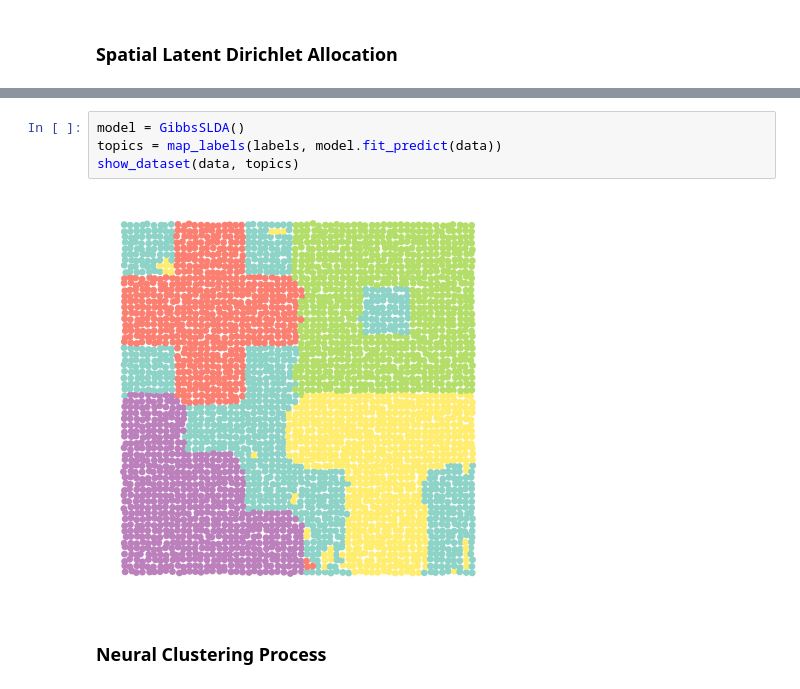
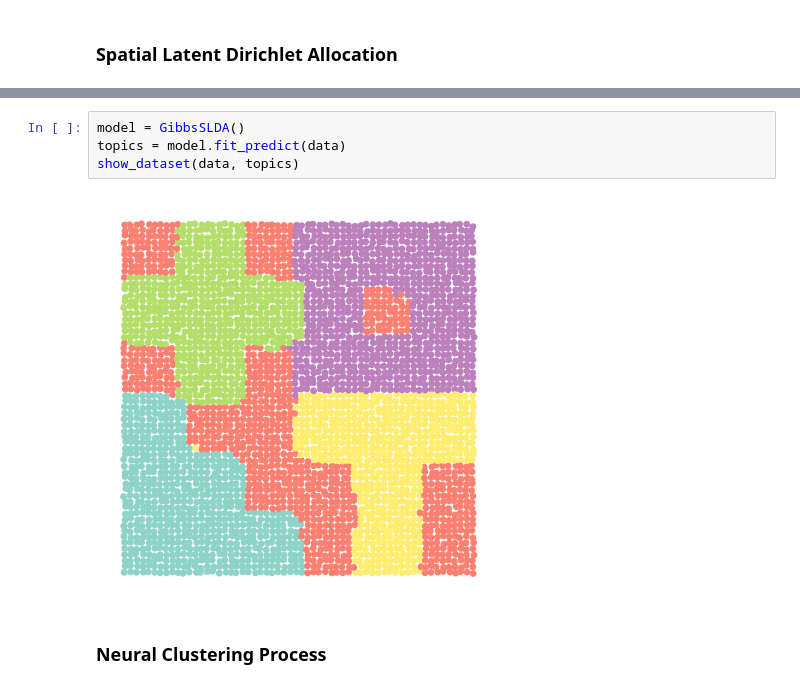
Before and after one commit to craigfouts/asterism, a Jupyter notebook: notebooks/demo.ipynb, the cells around one changed output, grey strips where cells are left out. Cells and saved outputs as stored; diff of their text form.

```diff
--- a/notebooks/demo.ipynb
+++ b/notebooks/demo.ipynb
@@ -31,9 +31,9 @@ show_dataset(data, labels)
 # %%
 model = GibbsSLDA()
-topics = map_labels(labels, model.fit_predict(data))
+topics = model.fit_predict(data)
 show_dataset(data, topics)
 # %% [output]
-[figure, old version]
+[figure, new version]
 # %% [markdown]
 ### Neural Clustering Process
 # %%
```
Also changed, not shown: parts of 3 cells of this notebook, 4 other files.
